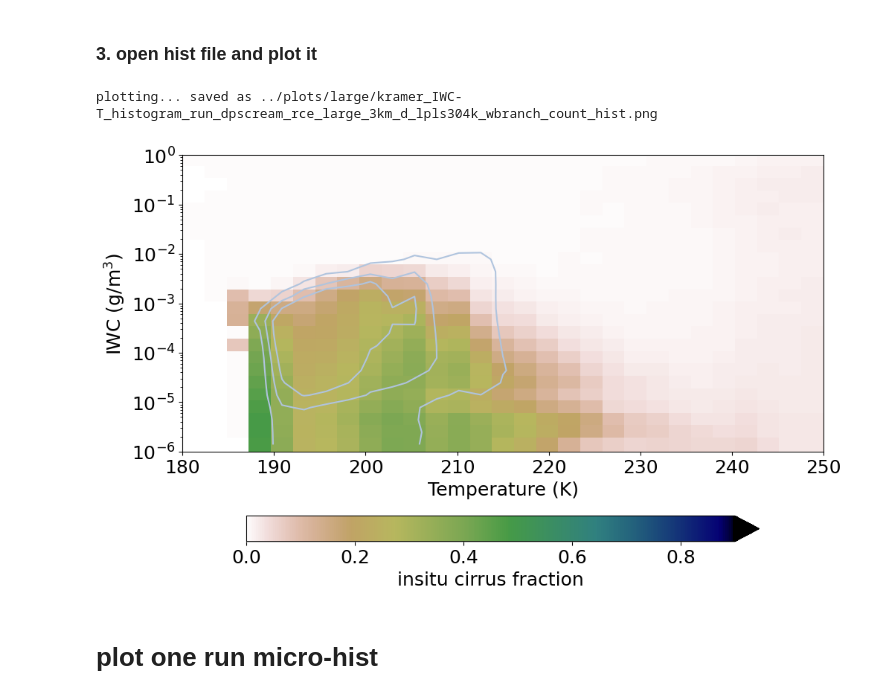
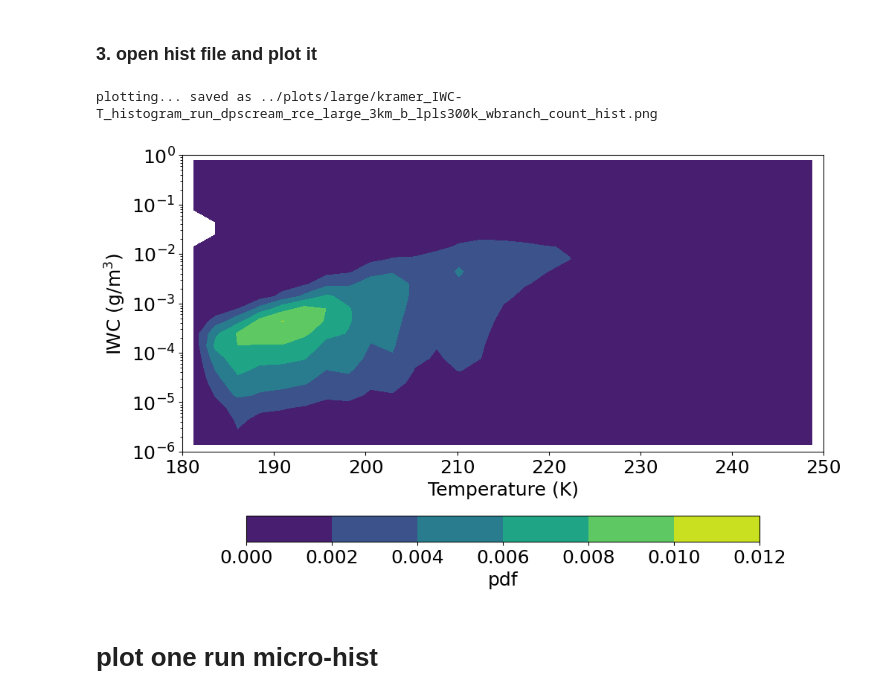
Before and after one commit to smturbev/scmlib, a Jupyter notebook: DP_diagnostics/notebooks/large_domain/micro_p3_hist-large.ipynb, the cells around one changed output. Cells and saved outputs as stored; diff of their text form; code cells hidden in the pictures.

```diff
--- a/DP_diagnostics/notebooks/large_domain/micro_p3_hist-large.ipynb
+++ b/DP_diagnostics/notebooks/large_domain/micro_p3_hist-large.ipynb
@@ -358,27 +370,35 @@ ybins = ds_hist.iwc_bins/1e3
 # %%
 print("plotting... ", end="")
 fig, ax = plt.subplots(1, 1, figsize=(10,6), constrained_layout=True)
 
 n = hist.sum().values
 hist = hist.where(hist>0)/n
-cf = ax.pcolormesh(xbins, ybins, (insitu_frac).T, cmap="gist_earth_r",
-                   shading='auto', vmin=0, vmax=0.9)
-cs = ax.contour(xbins, ybins, (hist).T, colors='lightsteelblue',
-                 levels=np.arange(0,0.008,0.002)
+if stat=="hist" or stat=="count":
+    cf = ax.contourf(xbins, ybins, (hist).T, cmap="viridis",
+                 # norm=mcolors.LogNorm(vmin=1e-4, vmax=1e-2),
+                     levels=np.arange(0,0.014,0.002)
+                       # vmax=0.012
                  )
+    plt.colorbar(cf, ax=ax, label="pdf", location="bottom", shrink=0.8, extend='max')
+else:
+    cf = ax.pcolormesh(xbins, ybins, (insitu_frac).T, cmap="gist_earth_r",
+                       shading='auto', vmin=0, vmax=0.9)
+    cs = ax.contour(xbins, ybins, (hist).T, colors='lightsteelblue',
+                     levels=np.arange(0,0.012,0.002)
+                     )
+    plt.colorbar(cf, ax=ax, label="insitu cirrus fraction", location="bottom", shrink=0.8, extend='max')
+
 ax.set(yscale='log', ylim=[1e-6,1], xlim=[180,250])
 ax.set(xlabel="Temperature (K)", ylabel="IWC (g/m$^3$)")
-# plt.colorbar(cf, ax=ax, label="pdf", location="bottom", shrink=0.8, extend='max')
-plt.colorbar(cf, ax=ax, label="insitu cirrus fraction", location="bottom", shrink=0.8, extend='max')
 
 # ax.annotate(n, xy=(0.01,0.92), xycoords="axes fraction", size=16)
 savename = f"../plots/large/kramer_IWC-T_histogram_run_{run}_{stat}_{var}.png"
 plt.savefig(savename, dpi=120)
 print(f"saved as {savename}")
 plt.show()
 # %% [output]
-plotting... saved as ../plots/large/kramer_IWC-T_histogram_run_dpscream_rce_large_3km_d_lpls304k_wbranch_count_hist.png
+plotting... saved as ../plots/large/kramer_IWC-T_histogram_run_dpscream_rce_large_3km_b_lpls300k_wbranch_count_hist.png
-[figure, old version]
+[figure, new version]
 # %% [markdown]
 # plot one run micro-hist
 # %%
```
Also changed, not shown: parts of 12 cells of this notebook, 14 other files.
